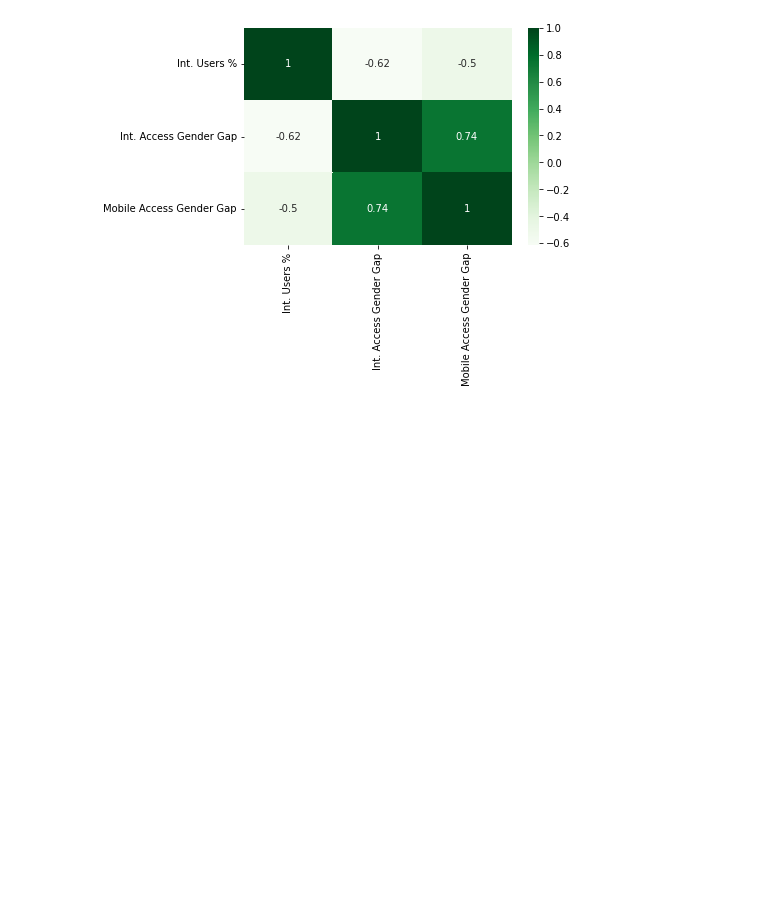
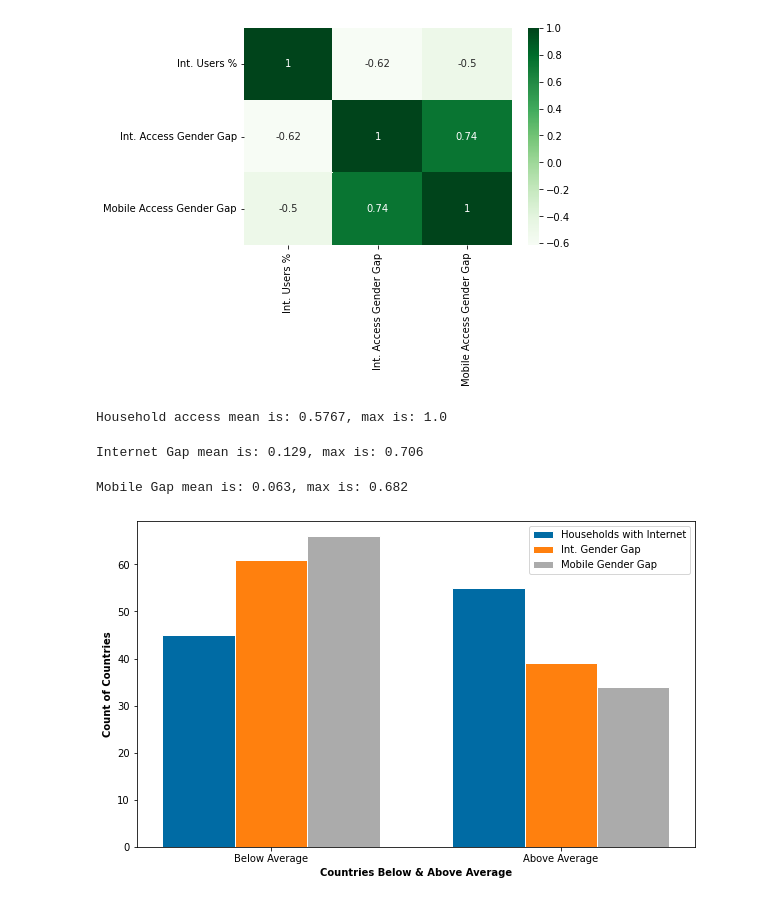
Before and after one commit to mselmasry/GraphingExcercise, a Jupyter notebook: 01_GraphingExcercise.ipynb, the cells around one changed output. Drawn from its saved outputs; the diff is of its cells as text; code cells hidden in the pictures; blank space fills up the shorter version.

```diff
--- a/01_GraphingExcercise.ipynb
+++ b/01_GraphingExcercise.ipynb
@@ -99,3 +100,23 @@ corr = dd_df.corr()
 sns.heatmap(corr,cmap='Greens' , annot=True);
 # %% [output]
 [figure]
+# %%
+meanHousehold = round(dd_df['Int. Users %'].mean(),4)
+meanInternetGap = round(dd_df['Int. Access Gender Gap'].mean(),4)
+meanMobileGap = round(dd_df['Mobile Access Gender Gap'].mean(),4)
+
+maxHousehold = round(dd_df['Int. Users %'].max(),4)
+maxInternetGap = round(dd_df['Int. Access Gender Gap'].max(),4)
+maxMobileGap = round(dd_df['Mobile Access Gender Gap'].max(),4)
+# %%
+print(f"Household access mean is: {meanHousehold}, max is: {maxHousehold}")
+# %% [output]
+Household access mean is: 0.5767, max is: 1.0
+# %%
+print(f"Internet Gap mean is: {meanInternetGap}, max is: {maxInternetGap}")
+# %% [output]
+Internet Gap mean is: 0.129, max is: 0.706
+# %%
+print(f"Mobile Gap mean is: {meanMobileGap}, max is: {maxMobileGap}")
+# %% [output]
+Mobile Gap mean is: 0.063, max is: 0.682
@@ -101,0 +127,26 @@ sns.heatmap(corr,cmap='Greens' , annot=True);
+# %%
+plt.figure(figsize=(10,6))
+
+barWidth = 0.25
+
+householdAccess = [dd_df.loc[dd_df['Int. Users %']<meanHousehold,'Int. Users %'].count(), dd_df.loc[dd_df['Int. Users %']>meanHousehold,'Int. Users %'].count()]
+intAccessGap = [dd_df.loc[dd_df['Int. Access Gender Gap']<meanInternetGap,'Int. Access Gender Gap'].count(), dd_df.loc[dd_df['Int. Access Gender Gap']>meanInternetGap,'Int. Access Gender Gap'].count()]
+mobileAccessGap = [dd_df.loc[dd_df['Mobile Access Gender Gap']<meanMobileGap,'Mobile Access Gender Gap'].count(), dd_df.loc[dd_df['Mobile Access Gender Gap']>meanMobileGap,'Mobile Access Gender Gap'].count()]
+
+r1 = np.arange(len(householdAccess))
+r2 = [x + barWidth for x in r1]
+r3 = [x + barWidth for x in r2]
+
+plt.bar(r1, householdAccess, width=barWidth, edgecolor = 'white', label = 'Households with Internet');
+plt.bar(r2, intAccessGap, width=barWidth, edgecolor = 'white', label = 'Int. Gender Gap');
+plt.bar(r3, mobileAccessGap, width=barWidth, edgecolor = 'white', label = 'Mobile Gender Gap');
+
+plt.xlabel('Countries Below & Above Average', fontweight='bold');
+plt.xticks([r + barWidth for r in range(len(householdAccess))], ['Below Average', 'Above Average']);
+
+plt.ylabel('Count of Countries', fontweight='bold');
+
+plt.legend();
+plt.savefig(f"{images_dir}/BelowAndAbove.png", dpi = 300)
+# %% [output]
+[figure, added]
```
Also changed, not shown: parts of 4 cells of this notebook.
